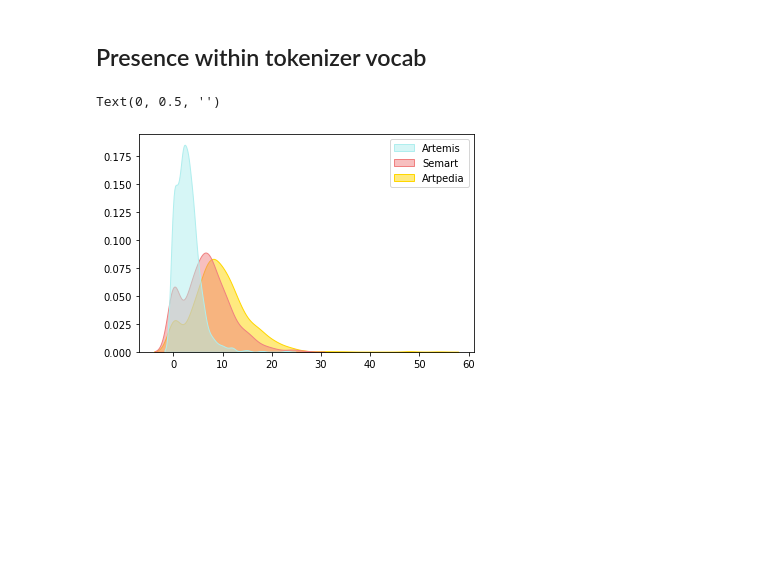
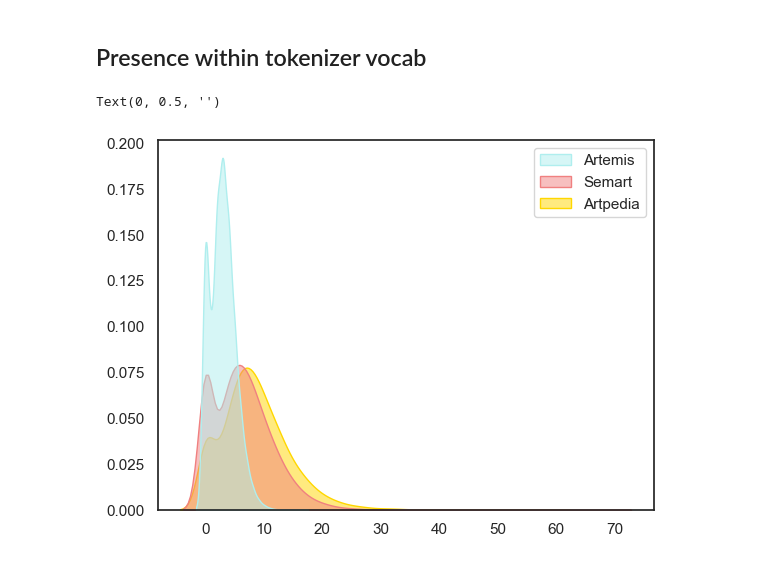
Before and after one commit to ricardokleinklein/EmotionalArt, a Jupyter notebook: notebooks/language_idiosyncracy.ipynb, the cells around one changed output. Saved outputs shown, nothing was run; the diff lists cells and outputs as text; code cells hidden in the pictures; blank space fills up the shorter version.

```diff
--- a/notebooks/language_idiosyncracy.ipynb
+++ b/notebooks/language_idiosyncracy.ipynb
@@ -8,6 +8,7 @@ import pandas
 import numpy
 import matplotlib.pyplot as plt
 import seaborn as sns
+sns.set_theme(style='white')
 
 from tqdm import tqdm
 from textblob import TextBlob
@@ -15,7 +16,7 @@ from vaderSentiment.vaderSentiment import SentimentIntensityAnalyzer
 
 artemis = pandas.read_csv("../artemis.csv")
 artpedia = pandas.read_csv("../artpedia.csv")
-semart = pandas.read_csv("../semart.csv")
+semart = pandas.read_csv("../semart_simple.csv")
 # %%
 class VaderAnalysis:
 
@@ -189,32 +191,32 @@ class MissingTokenizerVocabulary:
 			words = word_tokenize(sentence)
 			missed = 0
 			for word in words:
 				if word not in self.vocab or (word + '</w>') not in self.vocab:
 					missed += 1
 			df['sentence'].append(sentence)
 			df['missing'].append(missed)
 		df = pandas.DataFrame(df)
 		return pandas.DataFrame(df)
 
 missing_analyser = MissingTokenizerVocabulary(tokenizer)
 cc = [s for g in artemis["utterance"] for s in g.split(".")]
 artemis_tok = missing_analyser(cc)['missing']
 cc = [s for g in artpedia["description"] for s in g.split(".")]
 artpedia_tok = missing_analyser(cc)['missing']
 cc = [s for g in semart["DESCRIPTION"] for s in g.split(".")]
 semart_tok = missing_analyser(cc)['missing']
 tok = pandas.concat([artemis_tok, semart_tok, artpedia_tok], axis=1,
 						 ignore_index=True, names=["Artemis", "Semart",
 												   "Artpedia"])
 tok.rename(columns={0: "Artemis", 1: "Semart", 2: "Artpedia"},
 				inplace=True)
 # sns.histplot(data=sub, stat="percent", bins=20, common_norm=True,
 # 			 kde=True, legend=True, palette=["paleturquoise", "yellow",
 # 											 "lightcoral"], alpha=1)
 sns.kdeplot(data=tok, common_norm=False, legend=True,
 			palette=["paleturquoise", "lightcoral", "gold"],
-			fill=True, alpha=0.5, linewidth=1)
+			fill=True, alpha=0.5, linewidth=1, bw_method=0.25)
 plt.ylabel("")
 # %% [output]
 Text(0, 0.5, '')
-[figure, old version]
+[figure, new version]
```
Also changed, not shown: parts of 3 cells of this notebook, 14 other files.
